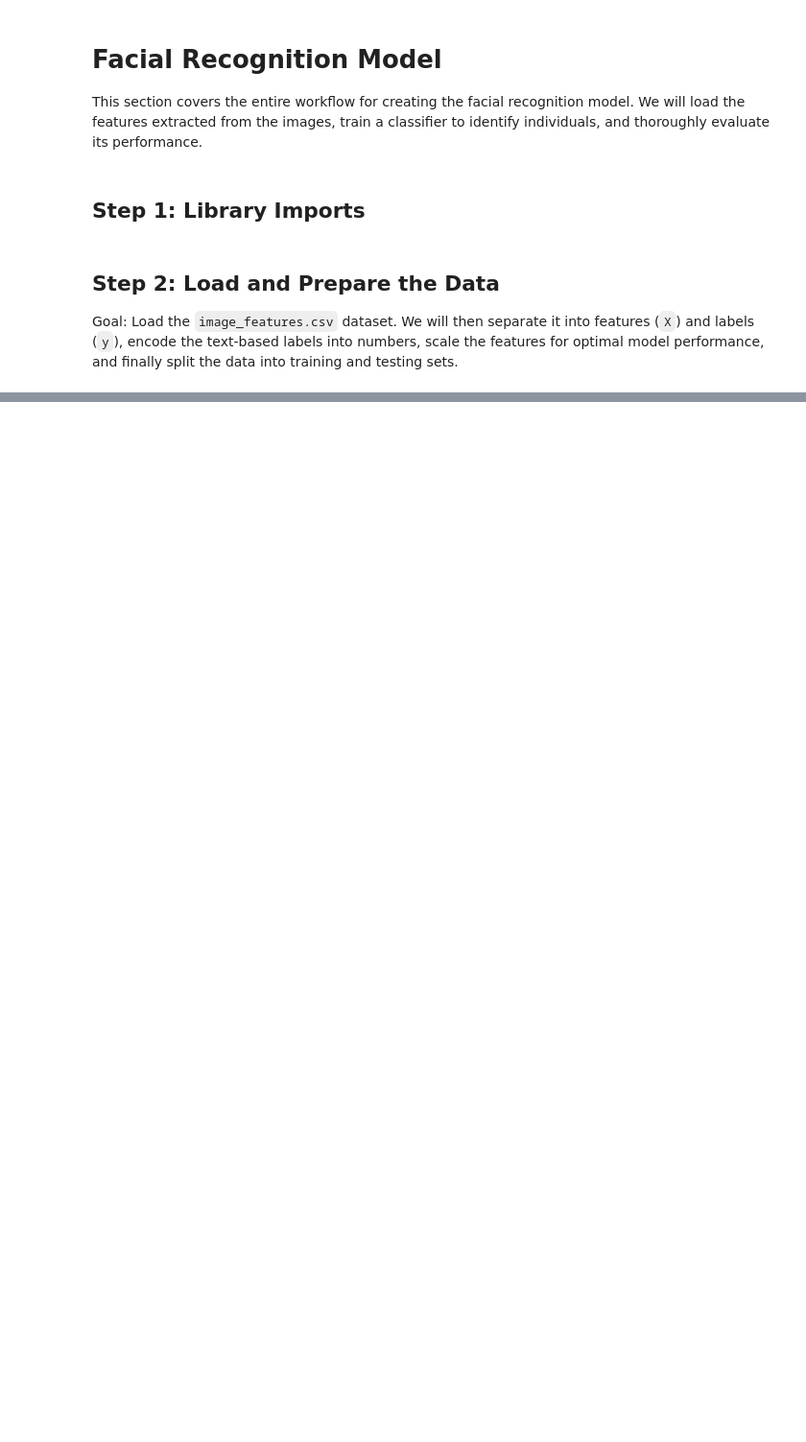
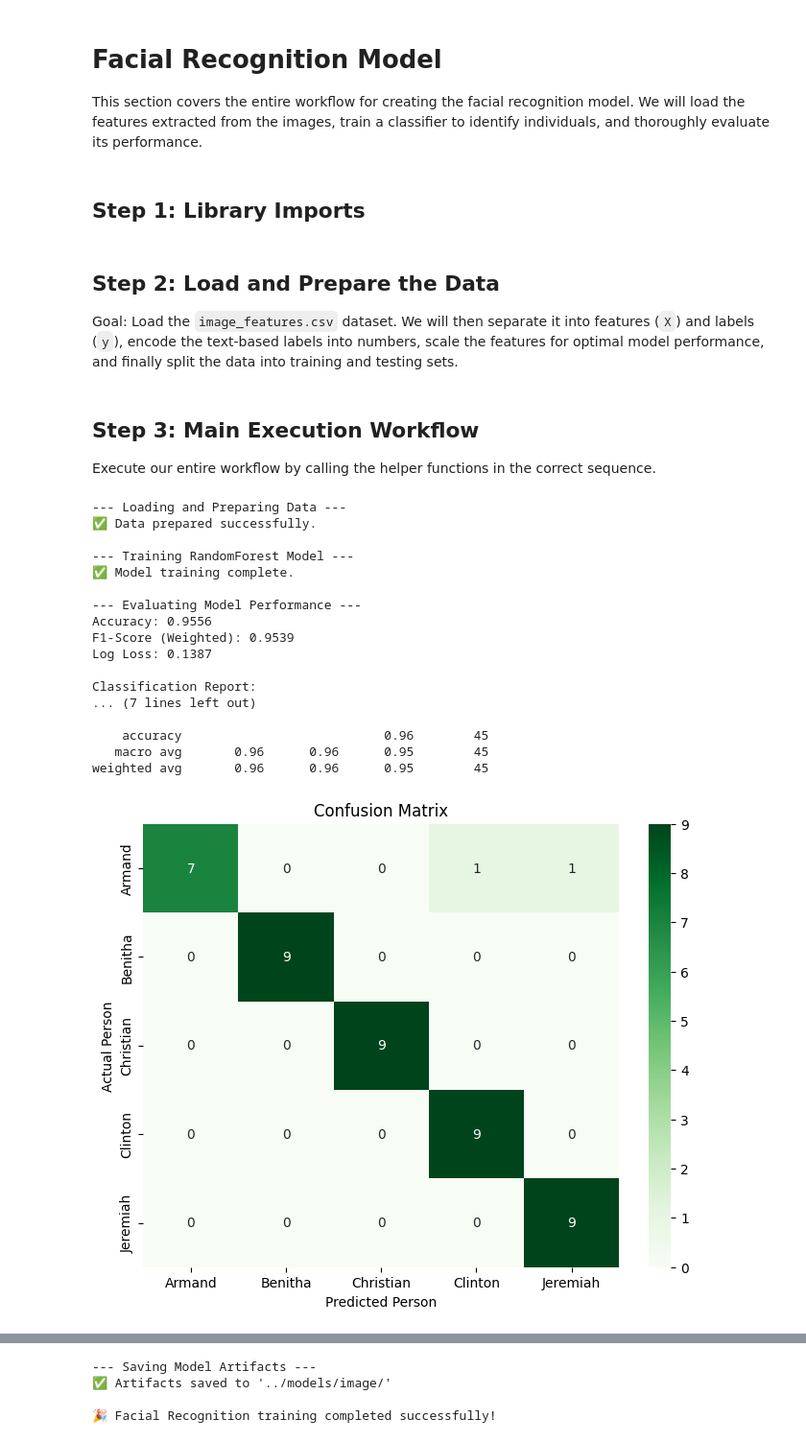
Before and after one commit to Christianib003/rekomai, a Jupyter notebook: notebooks/02_Image_Recognition_Model.ipynb, the cells around one changed output, grey strips where cells are left out. Shown: that part at 96% size. Drawn from its saved outputs; the diff is of its cells as text; code cells hidden in the pictures; blank space fills up the shorter version.

Commit message:
train and save face recognition model

```diff
--- a/notebooks/02_Image_Recognition_Model.ipynb
+++ b/notebooks/02_Image_Recognition_Model.ipynb
@@ -82,3 +118,45 @@ def save_artifacts(model, scaler, encoder, output_dir):
     joblib.dump(scaler, os.path.join(output_dir, 'face_recognition_scaler.pkl'))
     joblib.dump(label_encoder, os.path.join(output_dir, 'face_recognition_encoder.pkl'))
     print(f"✅ Artifacts saved to '{output_dir}'")
+# %% [markdown]
+## Step 3: Main Execution Workflow
+Execute our entire workflow by calling the helper functions in the correct sequence.
+# %%
+# 1. Define file paths
+features_path = '../data/outputs/image_features.csv'
+model_output_dir = '../models/image/'
+
+# 2. Load and prepare data
+X_train, X_test, y_train, y_test, scaler, label_encoder = load_and_prepare_data(features_path)
+
+# 3. Train the model
+# We need the column names before they are scaled for plotting
+X_columns = pd.read_csv(features_path).drop(columns=['person', 'augmentation_type']).columns
+face_model = train_model(X_train, y_train)
+
+# 4. Evaluate the model (with new plots)
+evaluate_model(face_model, X_test, y_test, X_columns, label_encoder)
+
+# 5. Save the final artifacts
+save_artifacts(face_model, scaler, label_encoder, model_output_dir)
+
+print("\n🎉 Facial Recognition training completed successfully!")
+# %% [output]
+--- Loading and Preparing Data ---
+✅ Data prepared successfully.
+
+--- Training RandomForest Model ---
+✅ Model training complete.
+
+--- Evaluating Model Performance ---
+Accuracy: 0.9556
+F1-Score (Weighted): 0.9539
+Log Loss: 0.1387
+
+Classification Report:
+... (7 lines left out)
+
+    accuracy                           0.96        45
+   macro avg       0.96      0.96      0.95        45
+weighted avg       0.96      0.96      0.95        45
+[figure, added]
@@ -84,0 +165,4 @@ def save_artifacts(model, scaler, encoder, output_dir):
+--- Saving Model Artifacts ---
+✅ Artifacts saved to '../models/image/'
+
+🎉 Facial Recognition training completed successfully!
```
Also changed, not shown: parts of 4 cells of this notebook.
